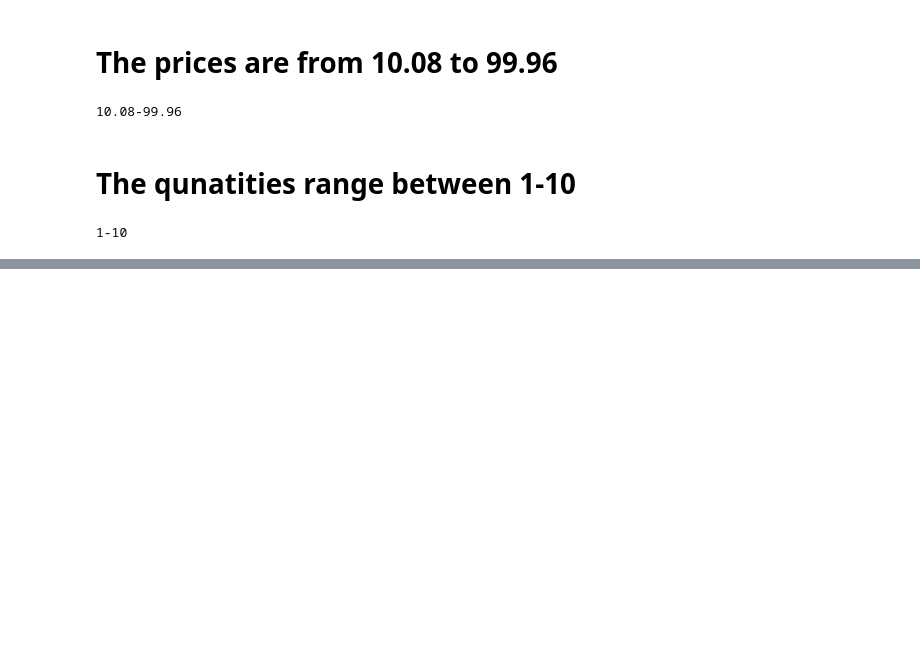
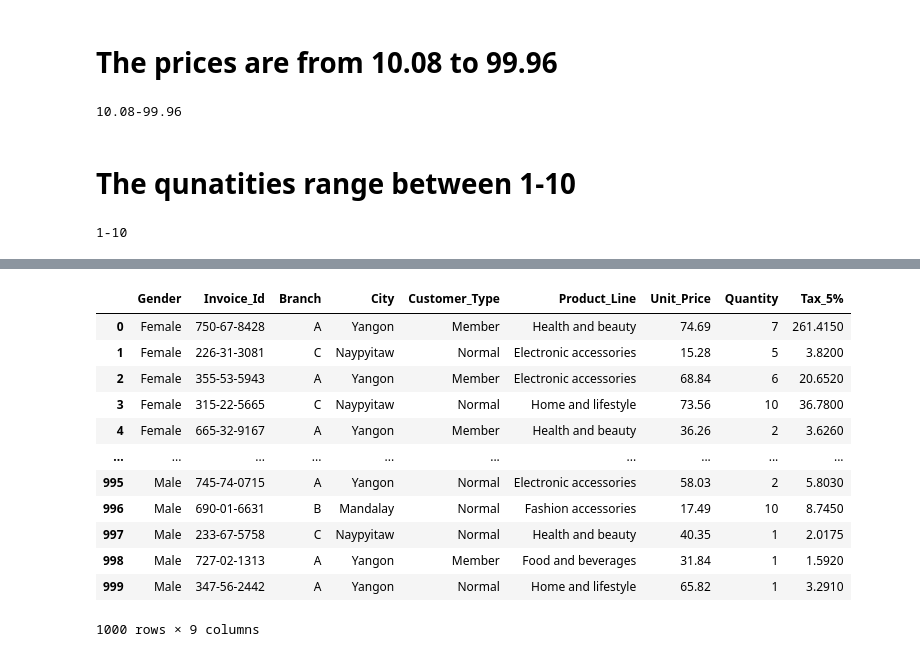
Before and after one commit to pedramjlo/supermarket-analysis-1, a Jupyter notebook: python/main.ipynb, the cells around one changed output, grey strips where cells are left out. Saved outputs shown, nothing was run; the diff lists cells and outputs as text; code cells hidden in the pictures; blank space fills up the shorter version.

```diff
--- a/python/main.ipynb
+++ b/python/main.ipynb
@@ -345,3 +343,6 @@ array(['Health and beauty', 'Electronic accessories',
     print(f"{data['Quantity'].min()}-{data['Quantity'].max()}")
 # %% [output]
 1-10
+# %%
+    cleaner.add_underscore_to_attributes()
+# %% [output]
@@ -348,3 +350,16 @@ array(['Health and beauty', 'Electronic accessories',
+|  | Gender | Invoice_Id | Branch | City | Customer_Type | Product_Line | Unit_Price | Quantity | Tax_5% |
+| 0 | Female | 750-67-8428 | A | Yangon | Member | Health and beauty | 74.69 | 7 | 261.4150 |
+| 1 | Female | 226-31-3081 | C | Naypyitaw | Normal | Electronic accessories | 15.28 | 5 | 3.8200 |
+| 2 | Female | 355-53-5943 | A | Yangon | Member | Electronic accessories | 68.84 | 6 | 20.6520 |
+| 3 | Female | 315-22-5665 | C | Naypyitaw | Normal | Home and lifestyle | 73.56 | 10 | 36.7800 |
+| 4 | Female | 665-32-9167 | A | Yangon | Member | Health and beauty | 36.26 | 2 | 3.6260 |
+| ... | ... | ... | ... | ... | ... | ... | ... | ... | ... |
+| 995 | Male | 745-74-0715 | A | Yangon | Normal | Electronic accessories | 58.03 | 2 | 5.8030 |
+| 996 | Male | 690-01-6631 | B | Mandalay | Normal | Fashion accessories | 17.49 | 10 | 8.7450 |
+| 997 | Male | 233-67-5758 | C | Naypyitaw | Normal | Health and beauty | 40.35 | 1 | 2.0175 |
+| 998 | Male | 727-02-1313 | A | Yangon | Member | Food and beverages | 31.84 | 1 | 1.5920 |
+| 999 | Male | 347-56-2442 | A | Yangon | Normal | Home and lifestyle | 65.82 | 1 | 3.2910 |
+1000 rows × 9 columns
 # %%
     cleaner.strip_spaces()
 # %% [output]
```
Also changed, not shown: parts of 11 cells of this notebook, 2 other files.
